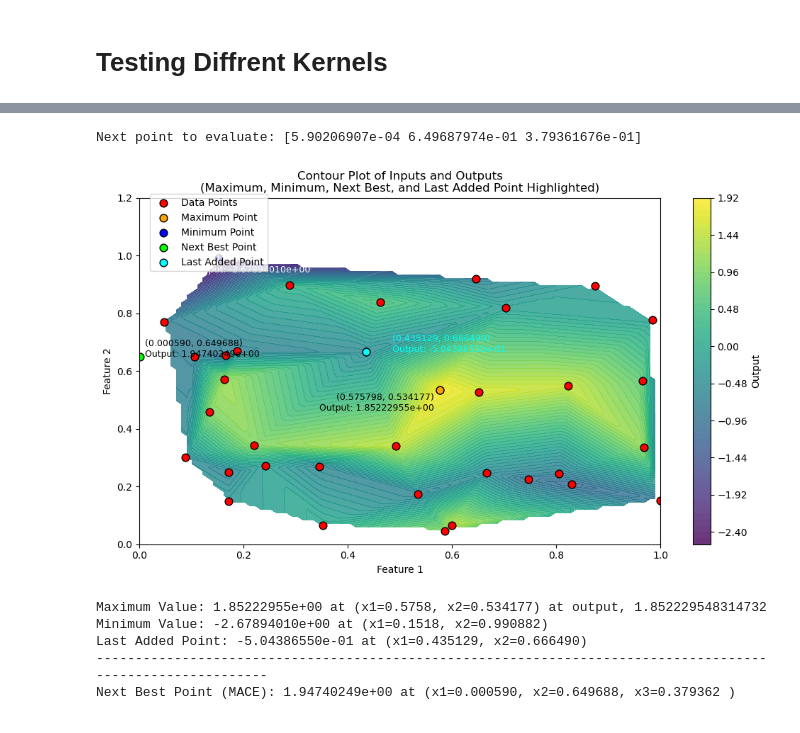
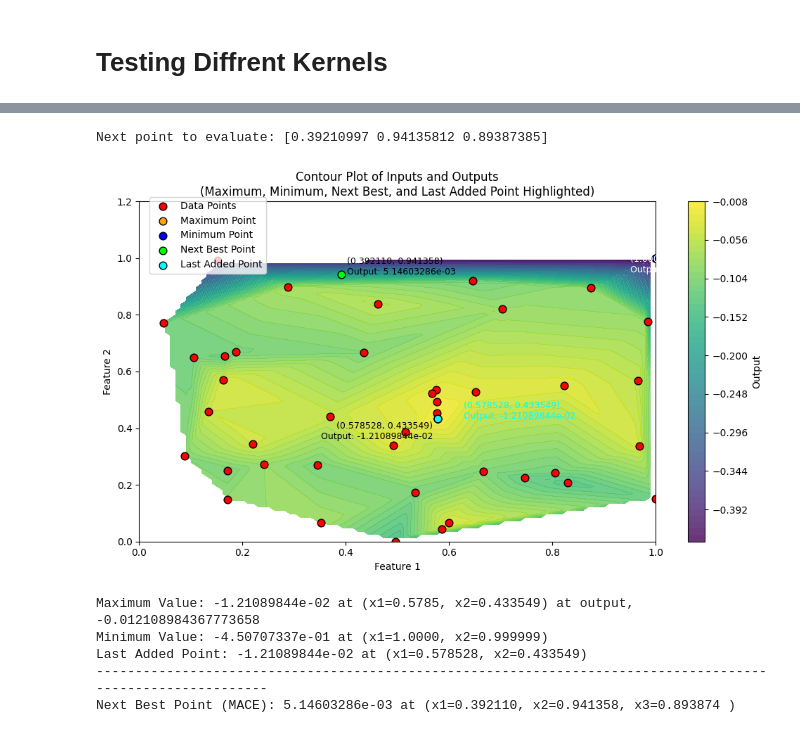
Before and after one commit to Alerdo/BlackBox-Bayesian_Optimisation, a Jupyter notebook: initial_data/0.0 notebooks/f3_optimisation.ipynb, the cells around one changed output, grey strips where cells are left out. Saved outputs shown, nothing was run; the diff lists cells and outputs as text; code cells hidden in the pictures.

```diff
--- a/initial_data/0.0 notebooks/f3_optimisation.ipynb
+++ b/initial_data/0.0 notebooks/f3_optimisation.ipynb
@@ -727,6 +736,0 @@ y_final  = f1_out_transformed
-# %%
-x_final = f1_inp_warped
-y_final  = f1_out_transformed
-# %%
-x_final = f1_inp
-y_final  = f1_out_transformed
@@ -1153,0 +775,7 @@ Next best point (original space): [0.4968068985884772, 0.10084480229877314, 2.07
+# %%
+from sklearn.gaussian_process.kernels import Matern, WhiteKernel, ConstantKernel as C
+
+best_kernel = C(1.0) * Matern(length_scale=0.03, nu=1.5) + WhiteKernel(noise_level=0.0001)
+gp = GaussianProcessRegressor(kernel=best_kernel, n_restarts_optimizer=3, random_state=42)
+gp.fit(f1_inp, f1_out)
+print("LML:", gp.log_marginal_likelihood())
@@ -1153,0 +784,3 @@ Next best point (original space): [0.4968068985884772, 0.10084480229877314, 2.07
+# %%
+x_final = f1_inp
+y_final = f1_out
@@ -1160,7 +813,7 @@ from pymoo.optimize import minimize
 from scipy.interpolate import griddata
 from pymoo.core.problem import Problem
 from sklearn.gaussian_process import GaussianProcessRegressor
-from sklearn.gaussian_process.kernels import ConstantKernel, RationalQuadratic, WhiteKernel
+from sklearn.gaussian_process.kernels import ConstantKernel as C, RationalQuadratic, WhiteKernel, RBF
 
 class HEBOOptimizer:
     def __init__(self, bounds, initial_X=None, initial_y=None,
@@ -1178,15 +831,7 @@ class HEBOOptimizer:
         self.y = initial_y
         noise_level = max(noise_factor * np.var(x_final), 1e-8)
         # Configure GP kernel
-        self.kernel = (
-            C(1.0, (1e-14, 1e3)) *  # ConstantKernel (scale)
-            (
-                RBF(length_scale=[0.5, 10, 0.5],  # Large length scale for feature 2 (ignored)
-                    length_scale_bounds=[(0.05, 4.0), (0.05, 7000.0), (0.05, 4.0)])
-
-            )
-            + WhiteKernel(noise_level=0.1, noise_level_bounds=(1e-6, 0.1))  # Noise
-        )
+        self.kernel = C(1.0) * Matern(length_scale=0.03, nu=1.5) + WhiteKernel(noise_level=0.0001)
 
     def _fit_gp(self, kernel=None):
         if kernel is None:
@@ -1268,21 +913,24 @@ class HEBOOptimizer:
         self.X = np.vstack([self.X, np.atleast_2d(X_new)])
         self.y = np.concatenate([self.y, np.atleast_1d(y_new)])
 
-
-## Change this depending if the input is normalised/tranformed or not
-def get_dynamic_bounds(x_final):
-    return [(0, 1) if np.all((x >= 0) & (x <= 1)) else (x.min(), x.max()) for x in x_final.T]
-
-bounds = get_dynamic_bounds(x_final)
-
+def get_bayesian_bounds(x_final):
+    """
+    Given a 2D array x_final (N rows, d features),
+    returns a list of (min, max) tuples for each feature
+    to serve as bounds in Bayesian optimization.
+    """
+    min_vals = np.min(x_final, axis=0)
+    max_vals = np.max(x_final, axis=0)
+    return [(low, high) for low, high in zip(min_vals, max_vals)]
+bounds = get_bayesian_bounds(x_final)
 
 hebo = HEBOOptimizer(
     bounds=bounds,
     initial_X=x_final,
     initial_y=y_final,
-    beta = 2,      # Controls exploration in UCB: Higher β explores more, Lower β exploits more
-    xi = 1, # Increases exploration in noisy areas, expanding search range# Adjusts the stochastic mean: Higher ξ favors noisier, uncertain regions
-    epsilon = 0.1 # # Exploration probabiselflity: Higher ε increases random sampling
+    beta = 1,      # Controls exploration in UCB: Higher β explores more, Lower β exploits more
+    xi = 0.02, # Increases exploration in noisy areas, expanding search range# Adjusts the stochastic mean: Higher ξ favors noisier, uncertain regions
+    epsilon = 0.01 # # Exploration probabiselflity: Higher ε increases random sampling
 )
 
 # 3. Get next candidate point
@@ -1338,40 +986,40 @@ plt.text(
     next_point[0] + 0.01, next_point[1],
     f"({next_point[0]:.6f}, {next_point[1]:.6f})\nOutput: {next_z:.8e}",
     color='black',
     fontsize=9
 )
 
 # Plot last added point
 plt.scatter(last_x, last_y, color='cyan', edgecolor='black', s=s, label="Last Added Point")
 plt.text(
     last_x + 0.05, last_y,
     f"({last_x:.6f}, {last_y:.6f})\nOutput: {last_z:.8e}",
     color='cyan',
     fontsize=9
 )
 
 # Final plot settings
 plt.xlabel("Feature 1")
 plt.ylabel("Feature 2")
 plt.title("Contour Plot of Inputs and Outputs\n(Maximum, Minimum, Next Best, and Last Added Point Highlighted)")
 plt.legend(loc='center left', bbox_to_anchor=(0.01, 0.9))
 plt.tight_layout()
 plt.show()
 
 # Print information about the points
 print(f"Maximum Value: {max_z:.8e} at (x1={max_x:.4f}, x2={max_y:.6f}) at output, {np.max(y_final)}")
 print(f"Minimum Value: {min_z:.8e} at (x1={min_x:.4f}, x2={min_y:.6f})")
 print(f"Last Added Point: {last_z:.8e} at (x1={last_x:.6f}, x2={last_y:.6f})")
 print("------------------------------------------------------------------------------------------------------------")
 print(f"Next Best Point (MACE): {next_z:.8e} at (x1={next_point[0]:.6f}, x2={next_point[1]:.6f}, x3={next_point[2]:.6f} )")
 # %% [output]
-Next point to evaluate: [5.90206907e-04 6.49687974e-01 3.79361676e-01]
+Next point to evaluate: [0.39210997 0.94135812 0.89387385]
-[figure, old version]
+[figure, new version]
-Maximum Value: 1.85222955e+00 at (x1=0.5758, x2=0.534177) at output, 1.852229548314732
-Minimum Value: -2.67894010e+00 at (x1=0.1518, x2=0.990882)
-Last Added Point: -5.04386550e-01 at (x1=0.435129, x2=0.666490)
+Maximum Value: -1.21089844e-02 at (x1=0.5785, x2=0.433549) at output, -0.012108984367773658
+Minimum Value: -4.50707337e-01 at (x1=1.0000, x2=0.999999)
+Last Added Point: -1.21089844e-02 at (x1=0.578528, x2=0.433549)
 ------------------------------------------------------------------------------------------------------------
-Next Best Point (MACE): 1.94740249e+00 at (x1=0.000590, x2=0.649688, x3=0.379362 )
+Next Best Point (MACE): 5.14603286e-03 at (x1=0.392110, x2=0.941358, x3=0.893874 )
 # %%
 
 def kumaraswamy_inverse_warp(Y, a, b):
```
Also changed, not shown: parts of 37 cells of this notebook, 19 other files.
